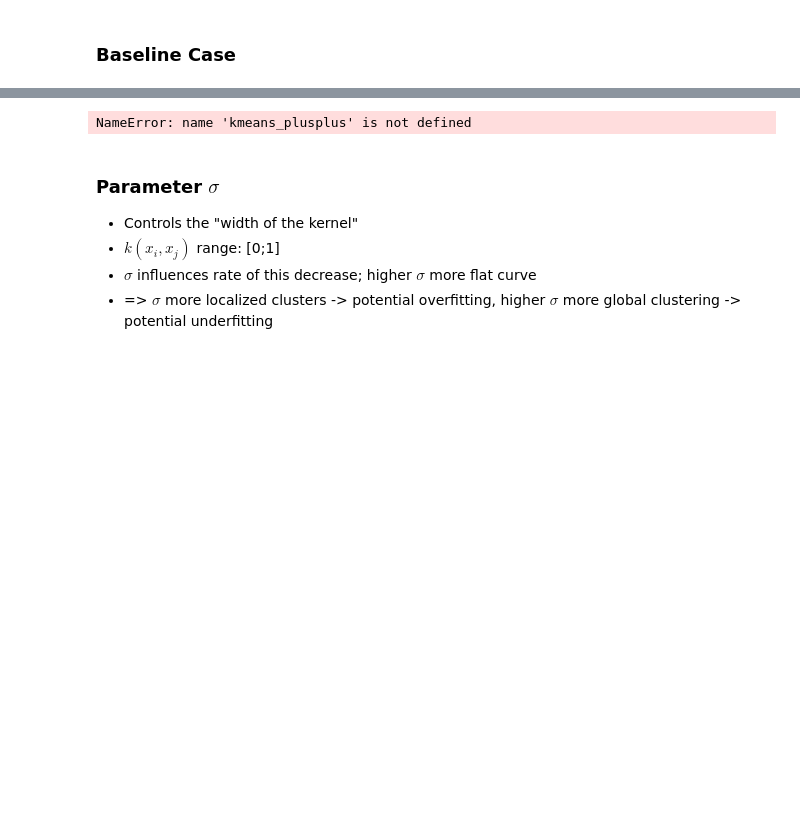
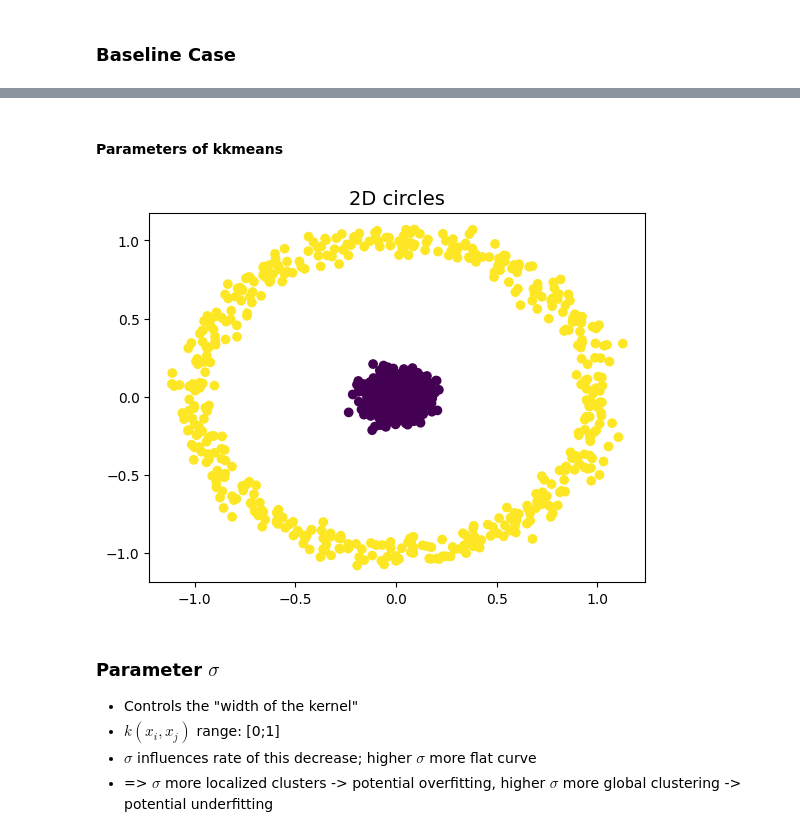
Before and after one commit to MLUX-University-of-Vienna/oster-bachelor-thesis, a Jupyter notebook: examples/2023.09-04 - Presentation-Demo.ipynb, the cells around one changed output, grey strips where cells are left out. Saved outputs shown, nothing was run; the diff lists cells and outputs as text; code cells hidden in the pictures; blank space fills up the shorter version.

```diff
--- a/examples/2023.09-04 - Presentation-Demo.ipynb
+++ b/examples/2023.09-04 - Presentation-Demo.ipynb
@@ -31,17 +40,16 @@ plt.show()
+# %% [markdown]
+#### Parameters of kkmeans
 # %%
 X, _ = make_circles(n_samples=1_000, factor=0.1, noise=0.05, random_state=0)
+
 cluster_assignments = kkmeans(X, n_clusters, kernel_function=lambda X: rbf_kernel(X, sigma=0.4),
         initial_cluster_assignments=kmeans_plusplus, max_iterations=10, tol=1e-2)
 
 plt.scatter(X[:, 0], X[:, 1], c=cluster_assignments, cmap='viridis', marker='o')
-plt.title('2D blobs', fontsize=14)
+plt.title('2D circles', fontsize=14)
 plt.show()
-
-axs.scatter(X[:, 0], X[:, 1], c=cluster_assignments,
-            cmap='viridis', marker='o')
-axs.set_title('2D circles', fontsize=FONT_SIZE)
 # %% [output]
-NameError: name 'kmeans_plusplus' is not defined
+[figure, added]
 # %% [markdown]
 ### Parameter $\sigma$
 
```
Also changed, not shown: parts of 6 cells of this notebook, 1 other file.
